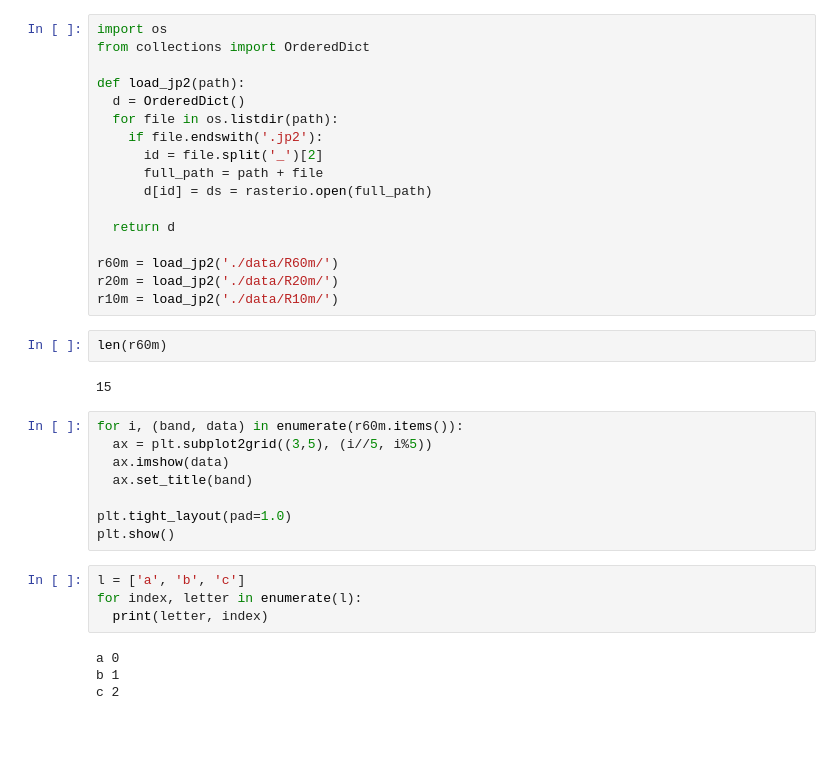
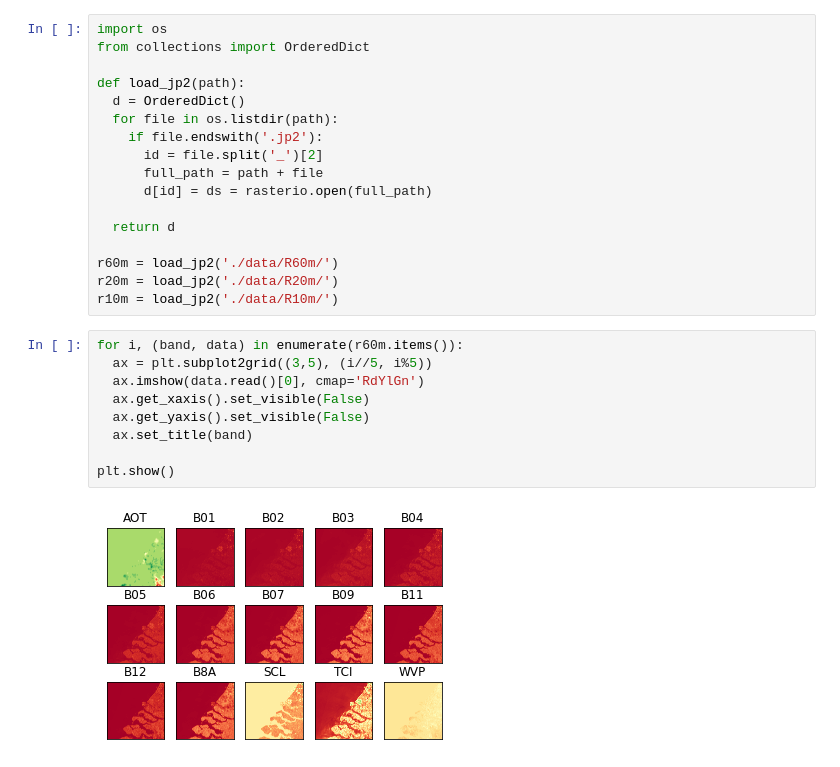
Before and after one commit to ondrej-vesely/GEO1001-hw2, a Jupyter notebook: hw2.ipynb, the cells around one changed output. Drawn from its saved outputs; the diff is of its cells as text; blank space fills up the shorter version.

```diff
--- a/hw2.ipynb
+++ b/hw2.ipynb
@@ -20,23 +21,14 @@ def load_jp2(path):
 r60m = load_jp2('./data/R60m/')
 r20m = load_jp2('./data/R20m/')
 r10m = load_jp2('./data/R10m/')
-# %%
-len(r60m)
-# %% [output]
-15
 # %%
 for i, (band, data) in enumerate(r60m.items()):
   ax = plt.subplot2grid((3,5), (i//5, i%5))
-  ax.imshow(data)
+  ax.imshow(data.read()[0], cmap='RdYlGn')
+  ax.get_xaxis().set_visible(False)
+  ax.get_yaxis().set_visible(False)
   ax.set_title(band)
 
-plt.tight_layout(pad=1.0)
 plt.show()
+# %% [output]
+[figure, added]
-# %%
-l = ['a', 'b', 'c']
-for index, letter in enumerate(l):
-  print(letter, index)
-# %% [output]
-a 0
-b 1
-c 2
```
Also changed, not shown: parts of 7 cells of this notebook.
